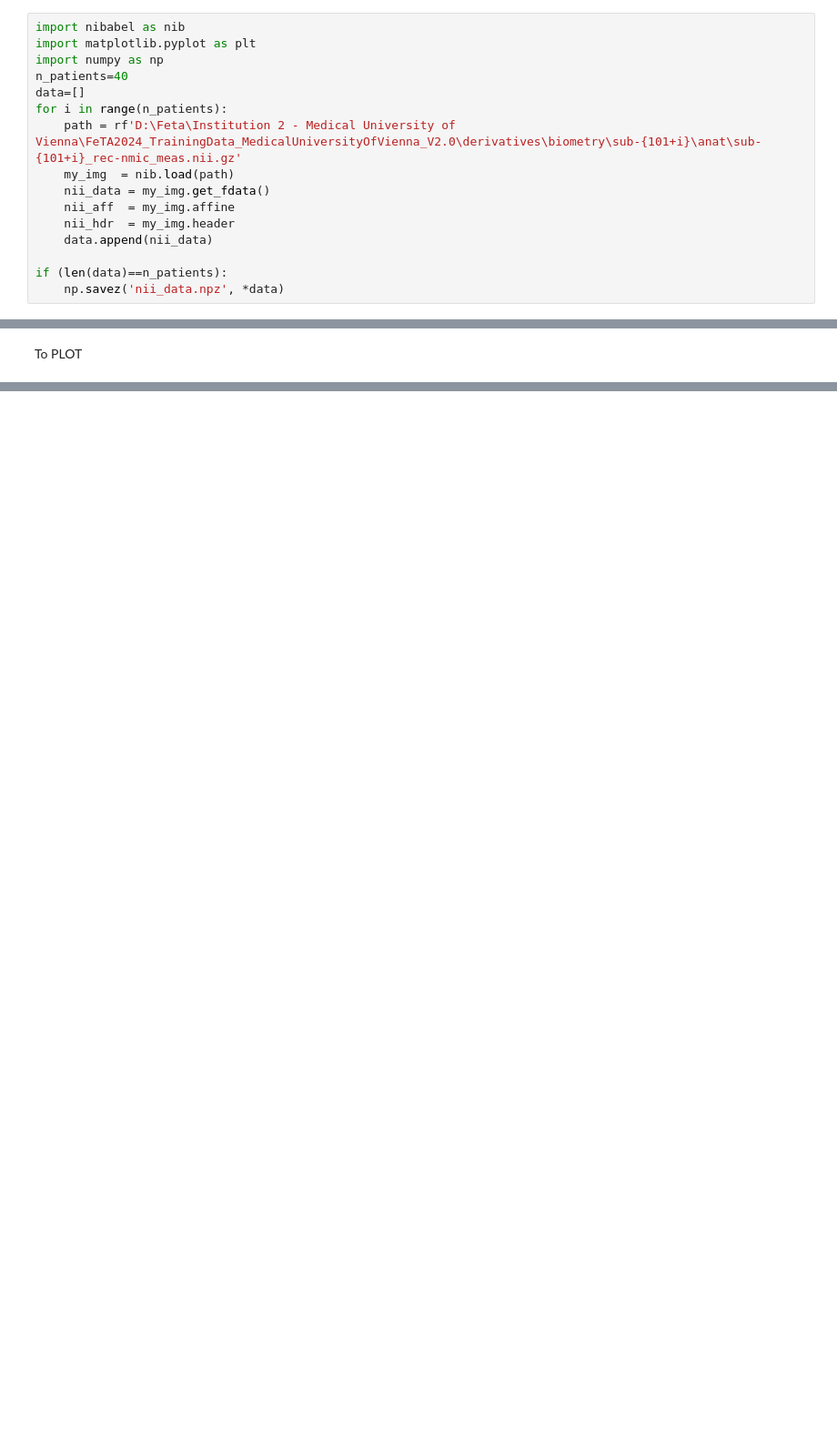
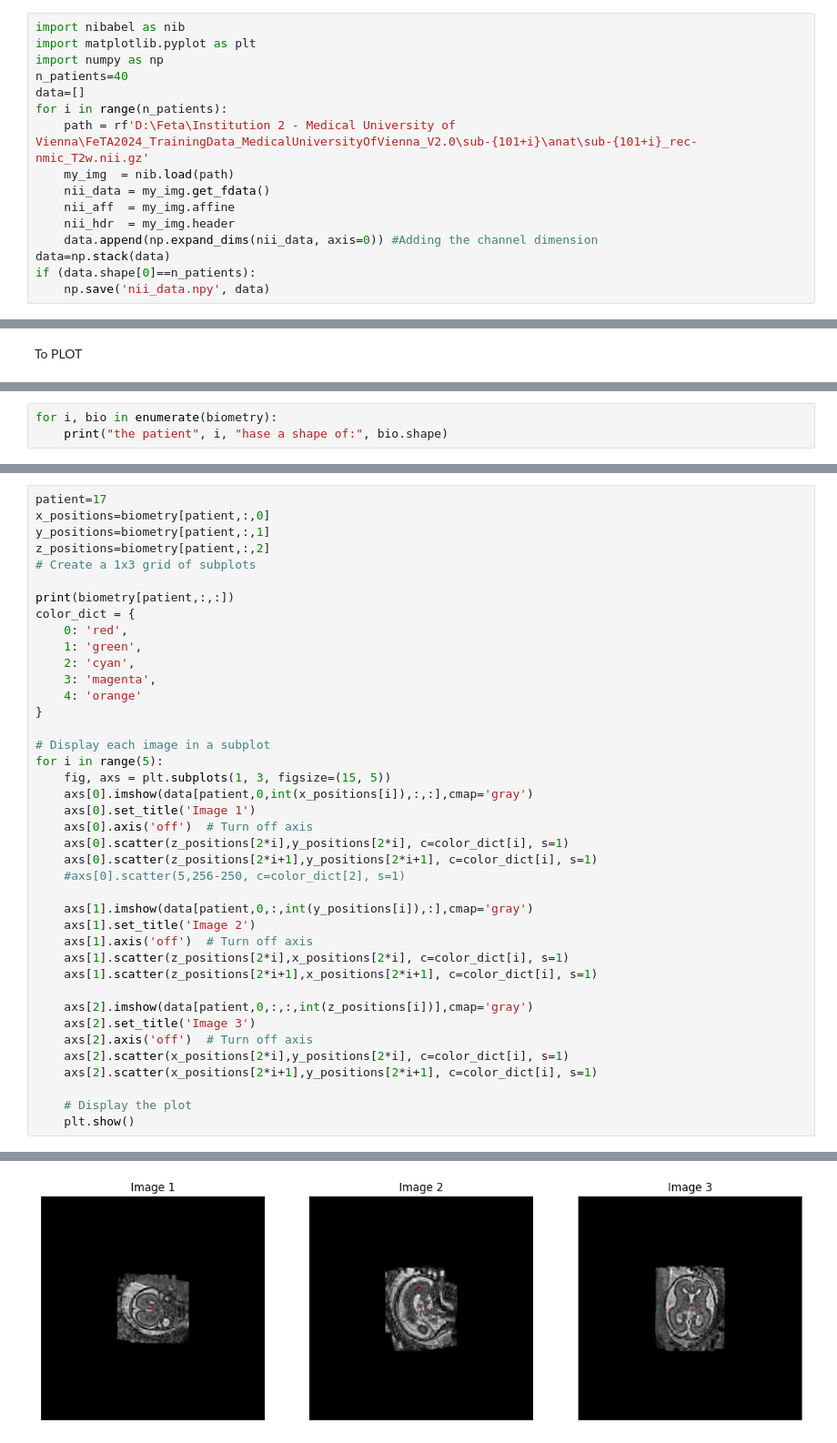
Before and after one commit to GiLonga/FeTa_challenge_2024, a Jupyter notebook: data.ipynb, the cells around one changed output, grey strips where cells are left out. Shown: that part at 91% size. Cells and saved outputs as stored; diff of their text form; blank space fills up the shorter version.

```diff
--- a/data.ipynb
+++ b/data.ipynb
@@ -5,12 +7,12 @@ import numpy as np
 n_patients=40
 data=[]
 for i in range(n_patients):
-    path = rf'D:\Feta\Institution 2 - Medical University of Vienna\FeTA2024_TrainingData_MedicalUniversityOfVienna_V2.0\derivatives\biometry\sub-{101+i}\anat\sub-{101+i}_rec-nmic_meas.nii.gz'
+    path = rf'D:\Feta\Institution 2 - Medical University of Vienna\FeTA2024_TrainingData_MedicalUniversityOfVienna_V2.0\sub-{101+i}\anat\sub-{101+i}_rec-nmic_T2w.nii.gz'
     my_img  = nib.load(path)
     nii_data = my_img.get_fdata()
     nii_aff  = my_img.affine
     nii_hdr  = my_img.header
-    data.append(nii_data)
-
-if (len(data)==n_patients):
-    np.savez('nii_data.npz', *data)
+    data.append(np.expand_dims(nii_data, axis=0)) #Adding the channel dimension
+data=np.stack(data)
+if (data.shape[0]==n_patients):
+    np.save('nii_data.npy', data)
@@ -64,0 +156,3 @@ for coord in coordinates_and_values:
+# %%
+for i, bio in enumerate(biometry):
+    print("the patient", i, "hase a shape of:", bio.shape)
@@ -64,0 +193,41 @@ for coord in coordinates_and_values:
+# %%
+patient=17
+x_positions=biometry[patient,:,0]
+y_positions=biometry[patient,:,1]
+z_positions=biometry[patient,:,2]
+# Create a 1x3 grid of subplots
+
+print(biometry[patient,:,:])
+color_dict = {
+    0: 'red',
+    1: 'green',
+    2: 'cyan',
+    3: 'magenta',
+    4: 'orange'
+}
+
+# Display each image in a subplot
+for i in range(5):
+    fig, axs = plt.subplots(1, 3, figsize=(15, 5))
+    axs[0].imshow(data[patient,0,int(x_positions[i]),:,:],cmap='gray')
+    axs[0].set_title('Image 1')
+    axs[0].axis('off')  # Turn off axis
+    axs[0].scatter(z_positions[2*i],y_positions[2*i], c=color_dict[i], s=1)
+    axs[0].scatter(z_positions[2*i+1],y_positions[2*i+1], c=color_dict[i], s=1)
+    #axs[0].scatter(5,256-250, c=color_dict[2], s=1)
+
+    axs[1].imshow(data[patient,0,:,int(y_positions[i]),:],cmap='gray')
+    axs[1].set_title('Image 2')
+    axs[1].axis('off')  # Turn off axis
+    axs[1].scatter(z_positions[2*i],x_positions[2*i], c=color_dict[i], s=1)
+    axs[1].scatter(z_positions[2*i+1],x_positions[2*i+1], c=color_dict[i], s=1)
+
+    axs[2].imshow(data[patient,0,:,:,int(z_positions[i])],cmap='gray')
+    axs[2].set_title('Image 3')
+    axs[2].axis('off')  # Turn off axis
+    axs[2].scatter(x_positions[2*i],y_positions[2*i], c=color_dict[i], s=1)
+    axs[2].scatter(x_positions[2*i+1],y_positions[2*i+1], c=color_dict[i], s=1)
+
+    # Display the plot
+    plt.show()
+# %% [output]
@@ -64,0 +244 @@ for coord in coordinates_and_values:
+[figure, added]
```
Also changed, not shown: parts of 15 cells of this notebook.
